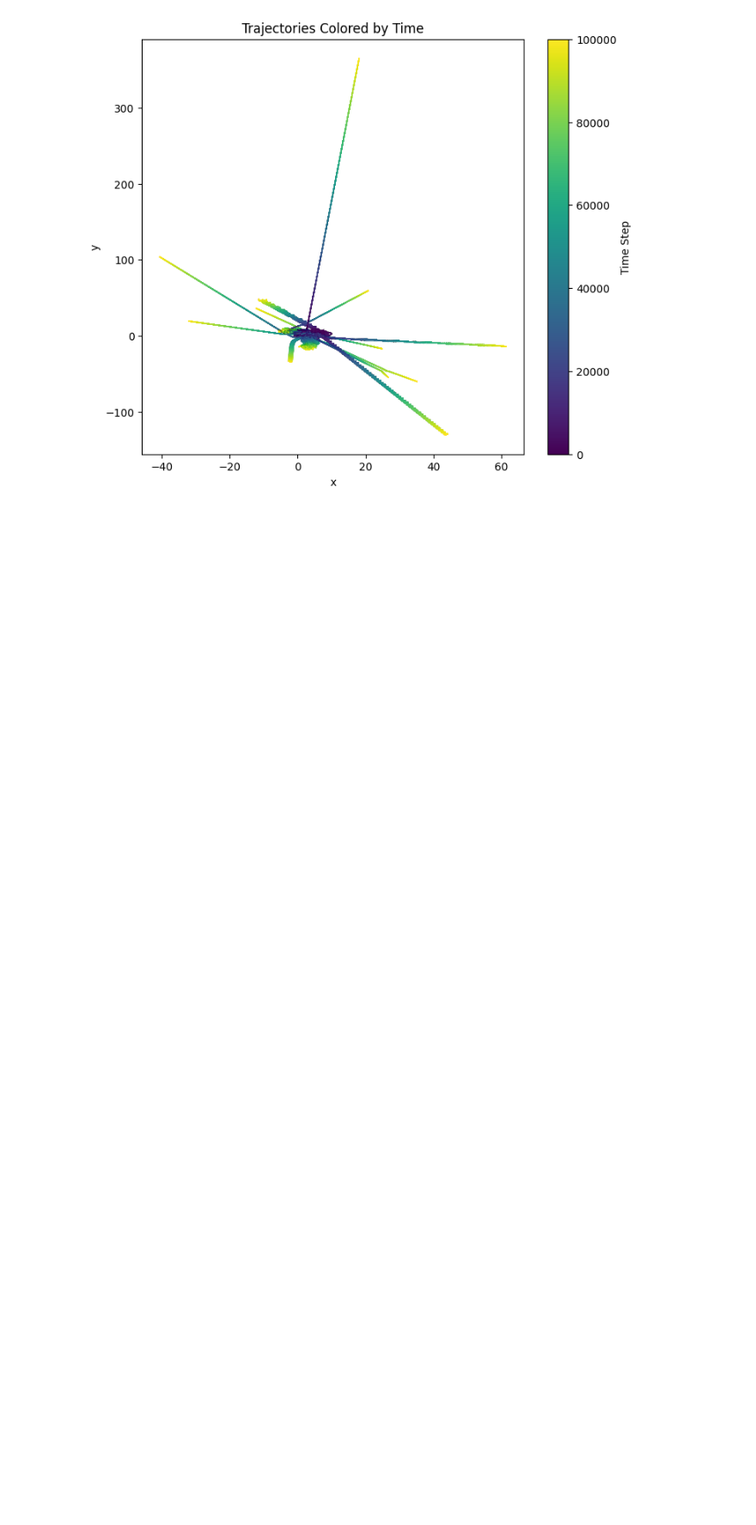
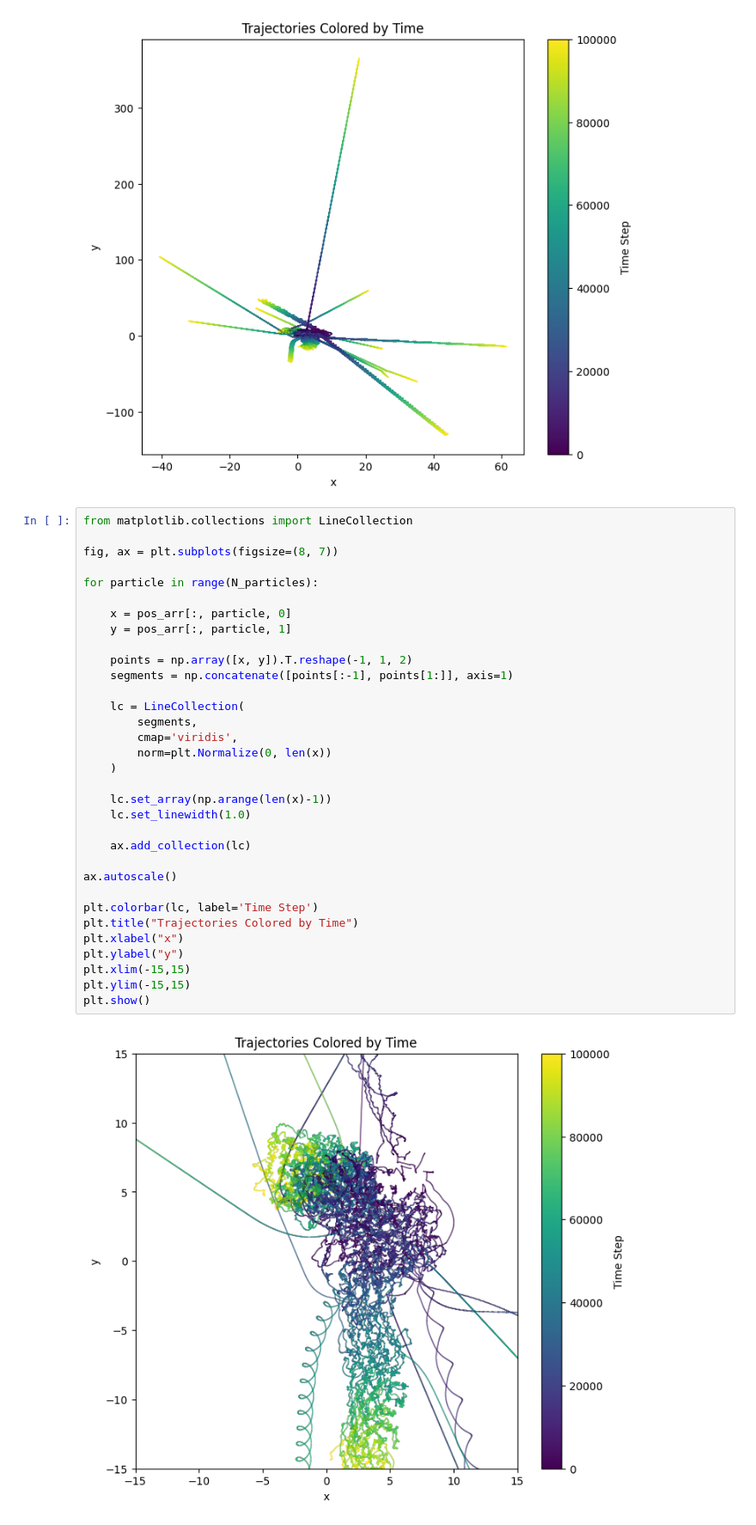
Before and after one commit to ChandraAnunay/PINN, a Jupyter notebook: Molecular Dynamics/1_Lennard_Jones_MD_sim.ipynb, the cells around one changed output. Shown at 86% size. Cells and saved outputs as stored; diff of their text form; blank space fills up the shorter version.

```diff
--- a/Molecular Dynamics/1_Lennard_Jones_MD_sim.ipynb
+++ b/Molecular Dynamics/1_Lennard_Jones_MD_sim.ipynb
@@ -187,3 +187,38 @@ plt.ylabel("y")
 plt.show()
 # %% [output]
 [figure]
+# %%
+from matplotlib.collections import LineCollection
+
+fig, ax = plt.subplots(figsize=(8, 7))
+
+for particle in range(N_particles):
+
+    x = pos_arr[:, particle, 0]
+    y = pos_arr[:, particle, 1]
+
+    points = np.array([x, y]).T.reshape(-1, 1, 2)
+    segments = np.concatenate([points[:-1], points[1:]], axis=1)
+
+    lc = LineCollection(
+        segments,
+        cmap='viridis',
+        norm=plt.Normalize(0, len(x))
+    )
+
+    lc.set_array(np.arange(len(x)-1))
+    lc.set_linewidth(1.0)
+
+    ax.add_collection(lc)
+
+ax.autoscale()
+
+plt.colorbar(lc, label='Time Step')
+plt.title("Trajectories Colored by Time")
+plt.xlabel("x")
+plt.ylabel("y")
+plt.xlim(-15,15)
+plt.ylim(-15,15)
+plt.show()
+# %% [output]
+[figure, added]
```
